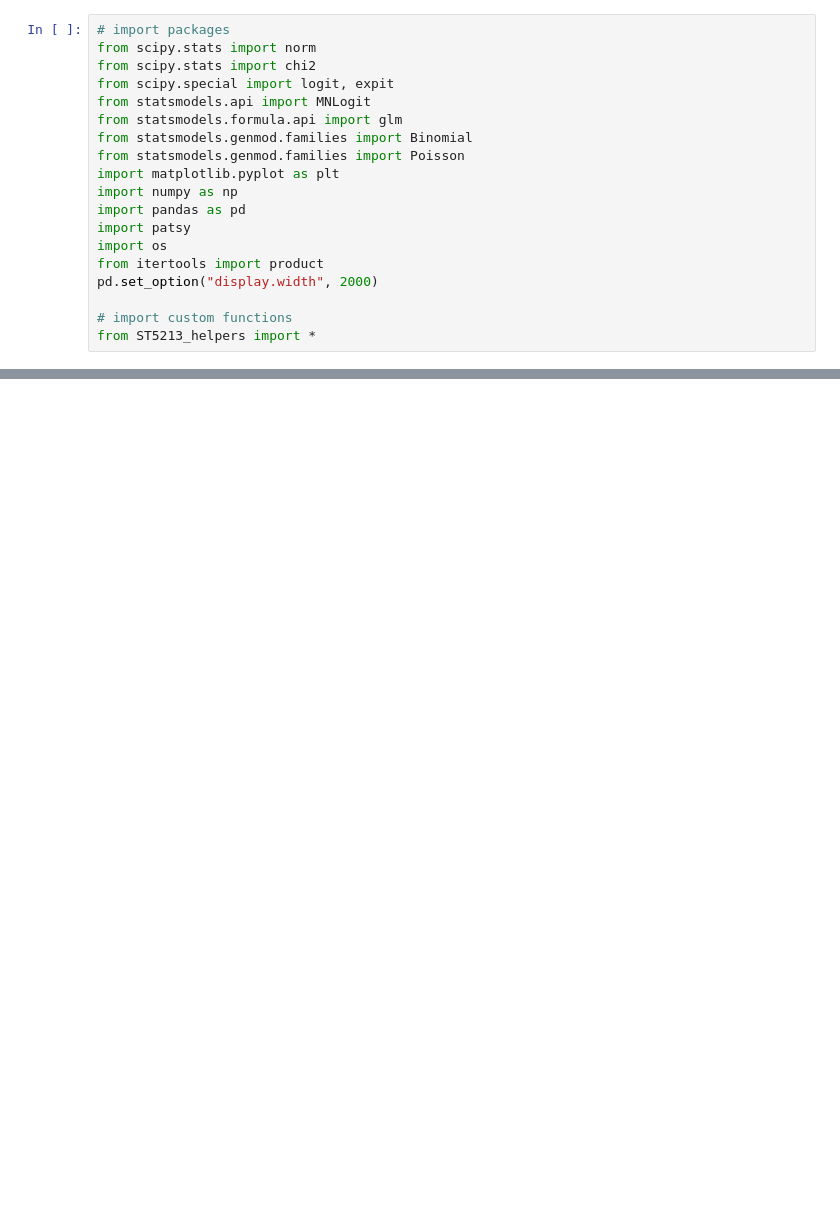
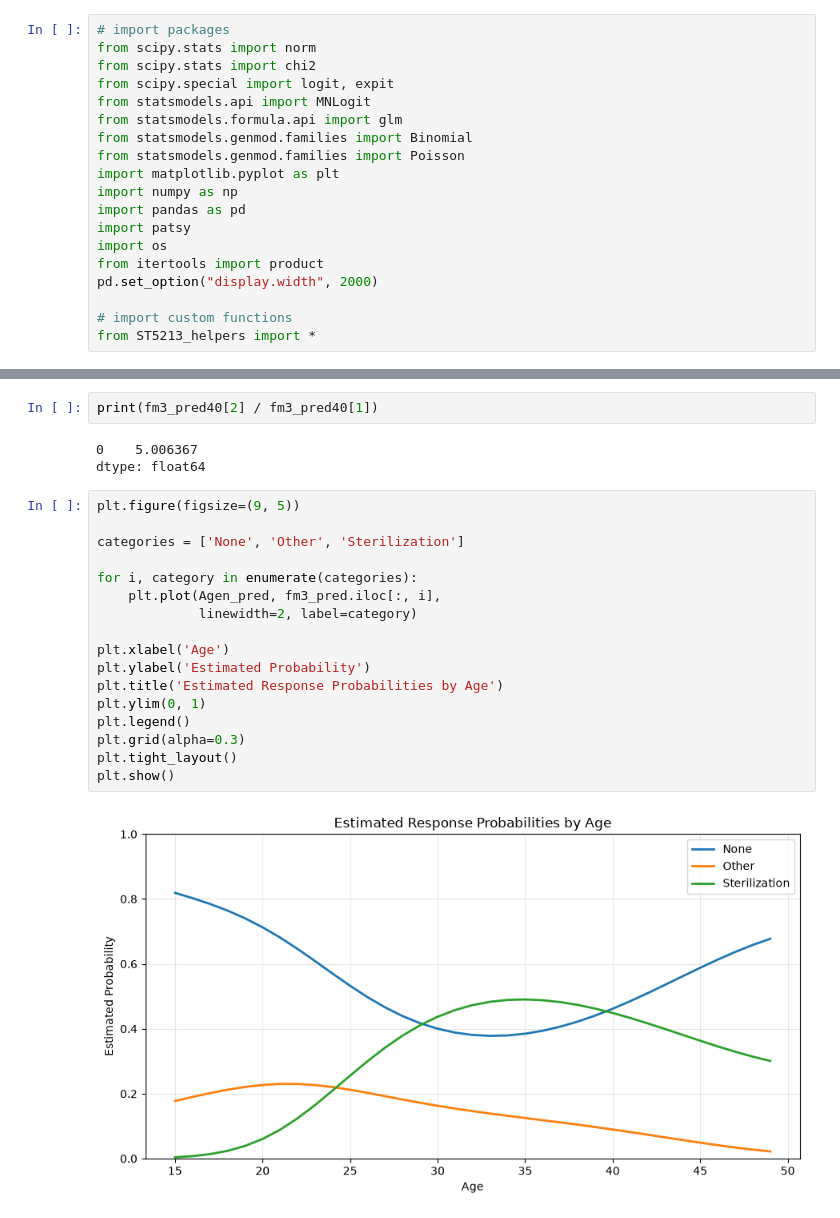
Before and after one commit to xxEthene/ST5213, a Jupyter notebook: tutorial10.ipynb, the cells around one changed output, grey strips where cells are left out. Cells and saved outputs as stored; diff of their text form; blank space fills up the shorter version.

```diff
--- a/tutorial10.ipynb
+++ b/tutorial10.ipynb
@@ -172,0 +149,24 @@ Model 2     3157.0  5750.260204  6.0  516.640669  2.185514e-108
+# %%
+print(fm3_pred40[2] / fm3_pred40[1])
+# %% [output]
+0    5.006367
+dtype: float64
+# %%
+plt.figure(figsize=(9, 5))
+
+categories = ['None', 'Other', 'Sterilization']
+
+for i, category in enumerate(categories):
+    plt.plot(Agen_pred, fm3_pred.iloc[:, i],
+             linewidth=2, label=category)
+
+plt.xlabel('Age')
+plt.ylabel('Estimated Probability')
+plt.title('Estimated Response Probabilities by Age')
+plt.ylim(0, 1)
+plt.legend()
+plt.grid(alpha=0.3)
+plt.tight_layout()
+plt.show()
+# %% [output]
+[figure, added]
```
Also changed, not shown: parts of 45 cells of this notebook.
